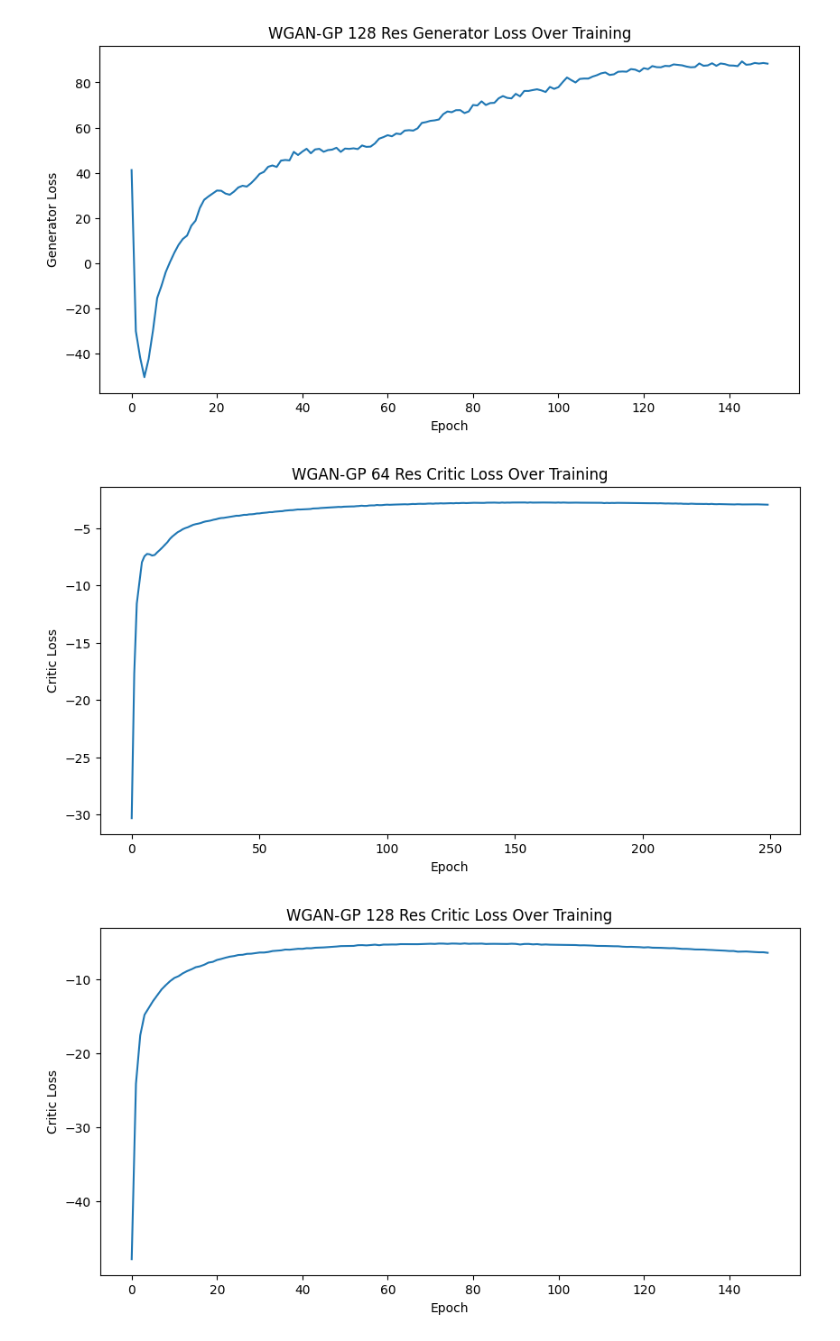
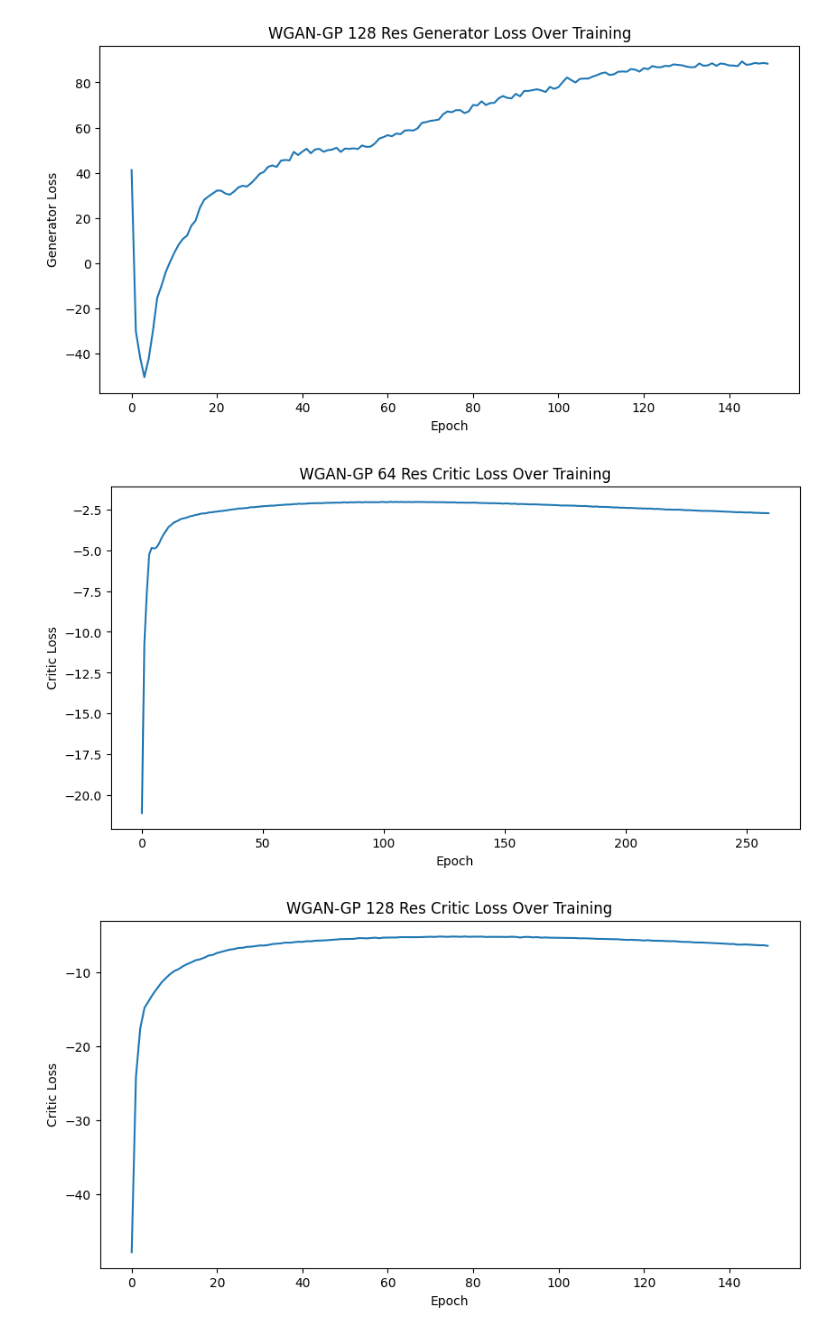
Before and after one commit to pratik-633/Final-Project-Group1, a Jupyter notebook: code/notebooks/exploratory_analysis.ipynb, the cells around one changed output. Cells and saved outputs as stored; diff of their text form; code cells hidden in the pictures.

```diff
--- a/code/notebooks/exploratory_analysis.ipynb
+++ b/code/notebooks/exploratory_analysis.ipynb
@@ -38,11 +38,11 @@ plt.show()
 [figure]
 # %%
 plt.figure(figsize=(10, 5))
-plt.plot(wgan_64_history['epoch'], wgan_64_history['critic_loss'])
+plt.plot(wgan_64_history['train_history']['epoch'], wgan_64_history['train_history']['critic_loss'])
 plt.xlabel('Epoch')
 plt.ylabel('Critic Loss')
 plt.title('WGAN-GP 64 Res Critic Loss Over Training')
 plt.show()
 # %% [output]
-[figure, old version]
+[figure, new version]
 # %%
```
Also changed, not shown: parts of 5 cells of this notebook, 7 other files.
